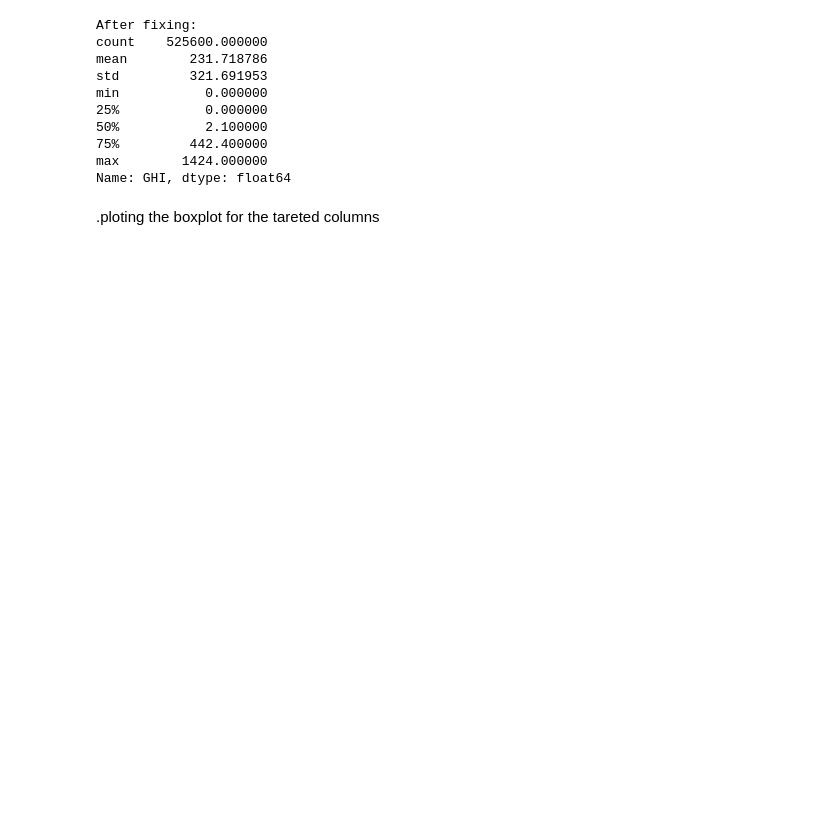
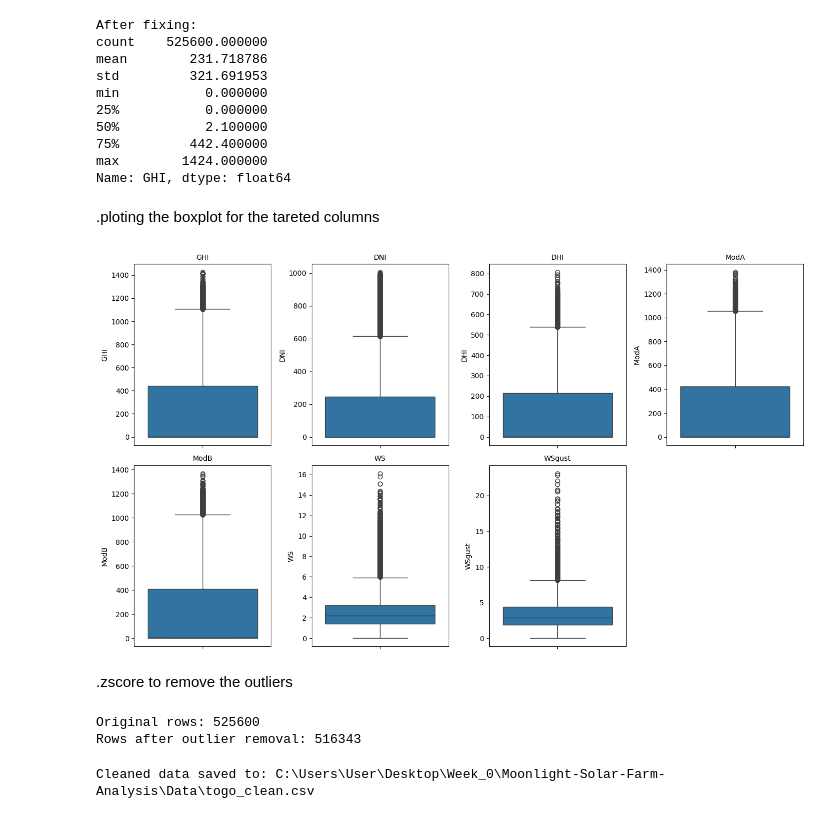
Before and after one commit to Filimon-H/Moonlight-Solar-Farm-Analysis, a Jupyter notebook: notebooks/togo_EDA.ipynb, the cells around one changed output. Cells and saved outputs as stored; diff of their text form; code cells hidden in the pictures; blank space fills up the shorter version.

```diff
--- a/notebooks/togo_EDA.ipynb
+++ b/notebooks/togo_EDA.ipynb
@@ -214,3 +214,39 @@ max        1424.000000
 Name: GHI, dtype: float64
 # %% [markdown]
 .ploting the boxplot for the tareted columns
+# %%
+plt.figure(figsize=(14, 8))
+for i, col in enumerate(Target_Column):
+    plt.subplot(2, 4, i + 1)
+    sns.boxplot(y=df[col])
+    plt.title(col, fontsize=10)
+plt.tight_layout()
+plt.show()
+# %% [output]
+[figure, added]
+# %% [markdown]
+.zscore to remove the outliers
+# %%
+# Compute Z-scores
+zscores = np.abs(stats.zscore(df[Target_Column]))
+
+# Mask for rows with all Z-scores <= 3 (i.e., no outliers)
+no_outliers_mask = (zscores <= 3).all(axis=1)
+
+# Apply the mask to get cleaned data
+df_clean = df[no_outliers_mask]
+
+# Compare before and after
+print("Original rows:", df.shape[0])
+print("Rows after outlier removal:", df_clean.shape[0])
+# %% [output]
+Original rows: 525600
+Rows after outlier removal: 516343
+# %%
+# Export cleaned data to CSV
+output_path = r"C:\Users\User\Desktop\Week_0\Moonlight-Solar-Farm-Analysis\Data\togo_clean.csv"
+df_clean.to_csv(output_path, index=False)
+
+print(f"Cleaned data saved to: {output_path}")
+# %% [output]
+Cleaned data saved to: C:\Users\User\Desktop\Week_0\Moonlight-Solar-Farm-Analysis\Data\togo_clean.csv
```
Also changed, not shown: parts of 8 cells of this notebook.
